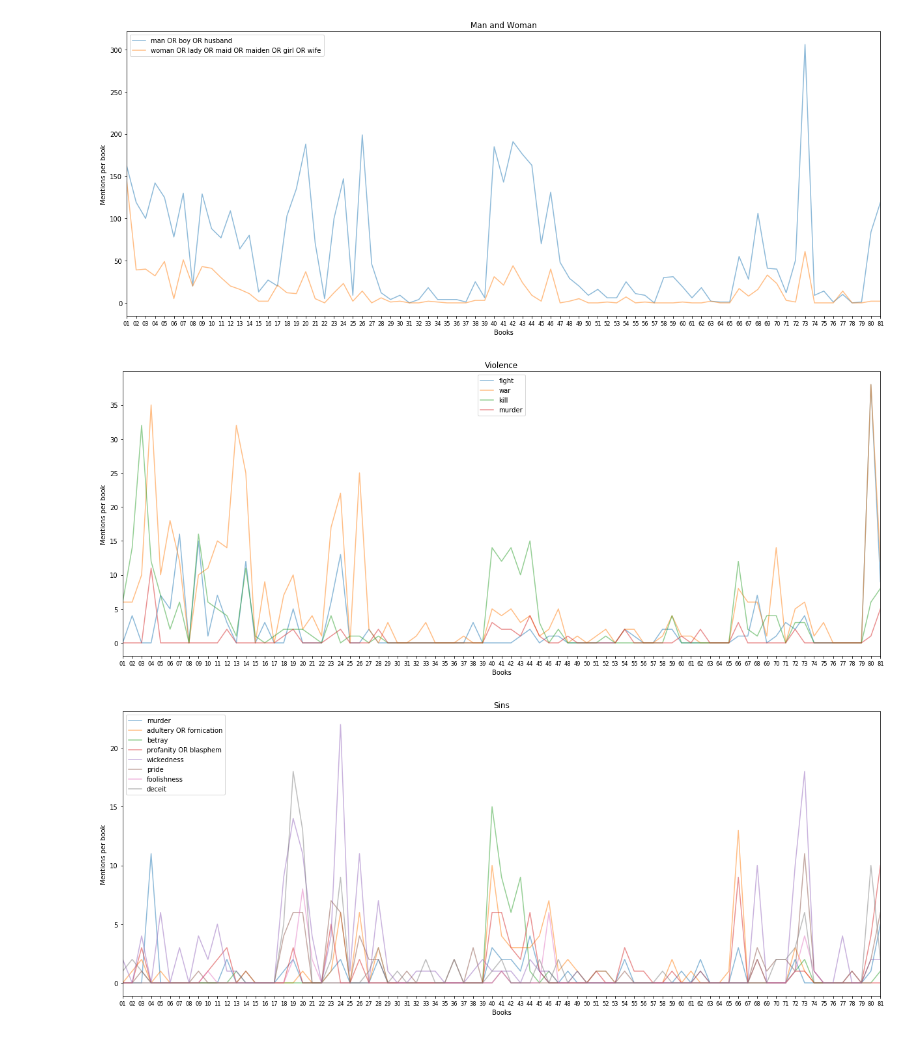
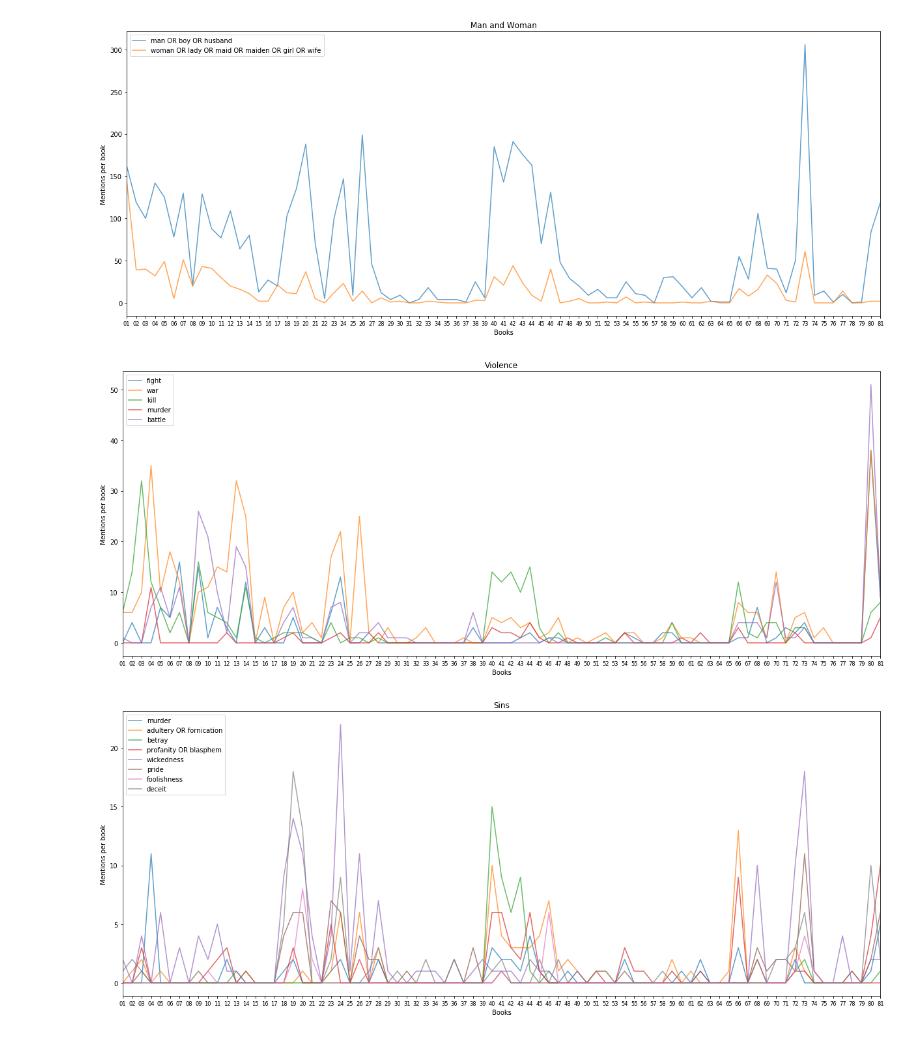
Before and after one commit to machaerus/sophia, a Jupyter notebook: Bible analysis.ipynb, the cells around one changed output. Cells and saved outputs as stored; diff of their text form; code cells hidden in the pictures.

Commit message:
updated graphs

```diff
--- a/Bible analysis.ipynb
+++ b/Bible analysis.ipynb
@@ -167,7 +167,7 @@ def plot_kws(keywords, text, granularity, title, save=True):
     fig, ax = plt.subplots(1, 1, figsize=(17,7))
     for kw in keywords:
         occ = kw_occ(kw, df)
-        ax.plot(list(range(len(occ))), occ, alpha=0.5)
+        ax.plot(list(range(len(occ))), occ, alpha=0.7)
 
     if granularity == "b":
         ax.set_ylabel("Mentions per book")
@@ -211,10 +211,10 @@ plot_kws(keywords, Bible, "b", "Man and Woman")
 # %% [output]
 [figure]
 # %%
-keywords = ["fight", "war", "kill", "murder"]
+keywords = ["fight", "war", "kill", "murder", "battle"]
 plot_kws(keywords, Bible, "b", "Violence")
 # %% [output]
-[figure, old version]
+[figure, new version]
 # %%
 keywords = ["murder",["adultery","fornication"],"betray",["profanity","blasphem"],"wickedness","pride","foolishness","deceit"]
 plot_kws(keywords, Bible, "b", "Sins")
```
Also changed, not shown: parts of 1 cell of this notebook, 5 other files.
